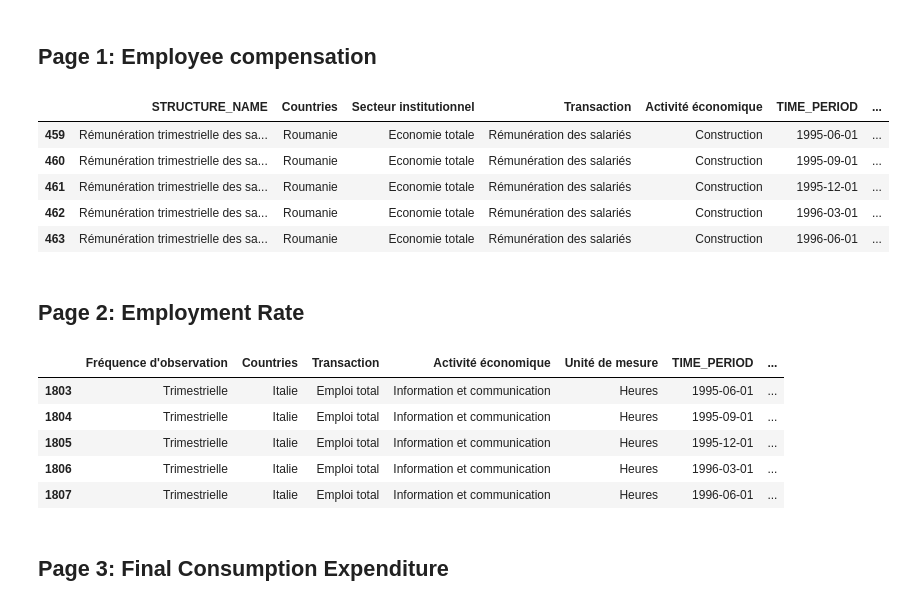
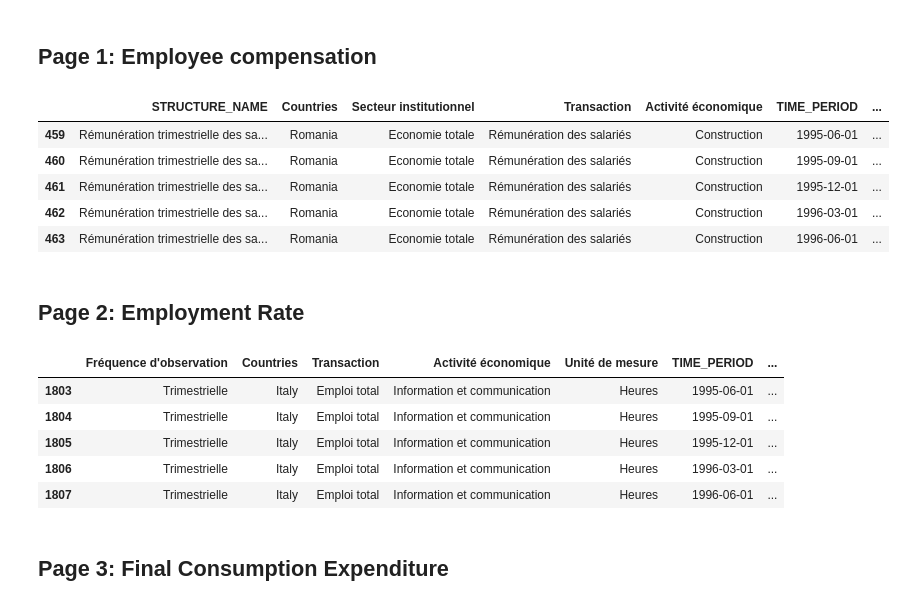
Before and after one commit to ManuelaBarreto/Practice_Project, a Jupyter notebook: Visualization.ipynb, the cells around one changed output. Cells and saved outputs as stored; diff of their text form; code cells hidden in the pictures.

```diff
--- a/Visualization.ipynb
+++ b/Visualization.ipynb
@@ -163,18 +191,18 @@ def homepage_layout():
 ## Page 1: Employee compensation
 # %%
 emp_comp = pd.read_csv("global/dataglobal/clean_employee_compensation.csv")
-emp_comp = emp_comp[emp_comp["Zone de référence"].isin(['France', 'Pologne', 'Suède','Union européenne (27 pays à partir du 01/02/2020)', 'Roumanie', 'Hongrie', 'Italie', 'Norvège', 'Bulgarie', 'Espagne', 'Allemagne', 'Grèce'])]
+emp_comp = emp_comp[emp_comp["Zone de référence"].isin(['France', 'Poland', 'Sweden','European Union (27 countries as of 02/01/2020)', 'Romania', 'Hungary', 'Italy', 'Norway', 'Bulgaria', 'Spain', 'Germany', 'Greece'])]
 emp_comp = emp_comp[emp_comp['Transaction'].isin(['Rémunération des salariés'])]
 emp_comp = emp_comp[emp_comp['Activité économique'].isin(['Construction','Total - Toutes les activités','Industrie (sauf construction)'])]
-emp_comp["Zone de référence"] = np.where(emp_comp["Zone de référence"] == 'Union européenne (27 pays à partir du 01/02/2020)','Union européenne',emp_comp["Zone de référence"])
+emp_comp["Zone de référence"] = np.where(emp_comp["Zone de référence"] == 'European Union (27 countries as of 02/01/2020)','European Union',emp_comp["Zone de référence"])
 emp_comp.rename(columns={'Zone de référence':'Countries'},inplace=True)
 emp_comp.drop(columns=['Unnamed: 0'],inplace=True)
 emp_comp.dropna(axis=0,inplace=True)
 emp_comp.head()
 # %% [output]
 |  | STRUCTURE_NAME | Countries | Secteur institutionnel | Transaction | Activité économique | TIME_PERIOD | ... |
-| 459 | Rémunération trimestrielle des sa... | Roumanie | Economie totale | Rémunération des salariés | Construction | 1995-06-01 | ... |
-| 460 | Rémunération trimestrielle des sa... | Roumanie | Economie totale | Rémunération des salariés | Construction | 1995-09-01 | ... |
-| 461 | Rémunération trimestrielle des sa... | Roumanie | Economie totale | Rémunération des salariés | Construction | 1995-12-01 | ... |
-| 462 | Rémunération trimestrielle des sa... | Roumanie | Economie totale | Rémunération des salariés | Construction | 1996-03-01 | ... |
-| 463 | Rémunération trimestrielle des sa... | Roumanie | Economie totale | Rémunération des salariés | Construction | 1996-06-01 | ... |
+| 459 | Rémunération trimestrielle des sa... | Romania | Economie totale | Rémunération des salariés | Construction | 1995-06-01 | ... |
+| 460 | Rémunération trimestrielle des sa... | Romania | Economie totale | Rémunération des salariés | Construction | 1995-09-01 | ... |
+| 461 | Rémunération trimestrielle des sa... | Romania | Economie totale | Rémunération des salariés | Construction | 1995-12-01 | ... |
+| 462 | Rémunération trimestrielle des sa... | Romania | Economie totale | Rémunération des salariés | Construction | 1996-03-01 | ... |
+| 463 | Rémunération trimestrielle des sa... | Romania | Economie totale | Rémunération des salariés | Construction | 1996-06-01 | ... |
@@ -225,17 +257,17 @@ def page1_layout():
 ## Page 2: Employment Rate
 # %%
 emp_rate = pd.read_csv("global/dataglobal/clean_employment.csv")
-emp_rate = emp_rate[emp_rate["Zone de référence"].isin(['France', 'Pologne', 'Suède','Union européenne (27 pays à partir du 01/02/2020)', 'Roumanie', 'Hongrie', 'Italie', 'Norvège', 'Bulgarie', 'Espagne', 'Allemagne', 'Grèce'])]
+emp_rate = emp_rate[emp_rate["Zone de référence"].isin(['France', 'Poland', 'Sweden', 'European Union (27 countries from 02/01/2020)', 'Romania', 'Hungary', 'Italy', 'Norway', 'Bulgaria', 'Spain', 'Germany', 'Greece'])]
 emp_rate = emp_rate[emp_rate['Activité économique'].isin(['Construction','Total - Toutes les activités','Industrie (sauf construction)','Information et communication'])]
-emp_rate["Zone de référence"] = np.where(emp_rate["Zone de référence"] == 'Union européenne (27 pays à partir du 01/02/2020)','Union européenne',emp_rate["Zone de référence"])
+emp_rate["Zone de référence"] = np.where(emp_rate["Zone de référence"] == 'European Union (27 countries as of 02/01/2020)','European Union',emp_rate["Zone de référence"])
 emp_rate.rename(columns={'Zone de référence':'Countries'},inplace=True)
 emp_rate.drop(columns=['Unnamed: 0'],inplace=True)
 emp_rate.dropna(axis=0,inplace=True)
 emp_rate.head()
 # %% [output]
 |  | Fréquence d'observation | Countries | Transaction | Activité économique | Unité de mesure | TIME_PERIOD | ... |
-| 1803 | Trimestrielle | Italie | Emploi total | Information et communication | Heures | 1995-06-01 | ... |
-| 1804 | Trimestrielle | Italie | Emploi total | Information et communication | Heures | 1995-09-01 | ... |
-| 1805 | Trimestrielle | Italie | Emploi total | Information et communication | Heures | 1995-12-01 | ... |
-| 1806 | Trimestrielle | Italie | Emploi total | Information et communication | Heures | 1996-03-01 | ... |
-| 1807 | Trimestrielle | Italie | Emploi total | Information et communication | Heures | 1996-06-01 | ... |
+| 1803 | Trimestrielle | Italy | Emploi total | Information et communication | Heures | 1995-06-01 | ... |
+| 1804 | Trimestrielle | Italy | Emploi total | Information et communication | Heures | 1995-09-01 | ... |
+| 1805 | Trimestrielle | Italy | Emploi total | Information et communication | Heures | 1995-12-01 | ... |
+| 1806 | Trimestrielle | Italy | Emploi total | Information et communication | Heures | 1996-03-01 | ... |
+| 1807 | Trimestrielle | Italy | Emploi total | Information et communication | Heures | 1996-06-01 | ... |
```
Also changed, not shown: parts of 19 cells of this notebook, 8 other files.
